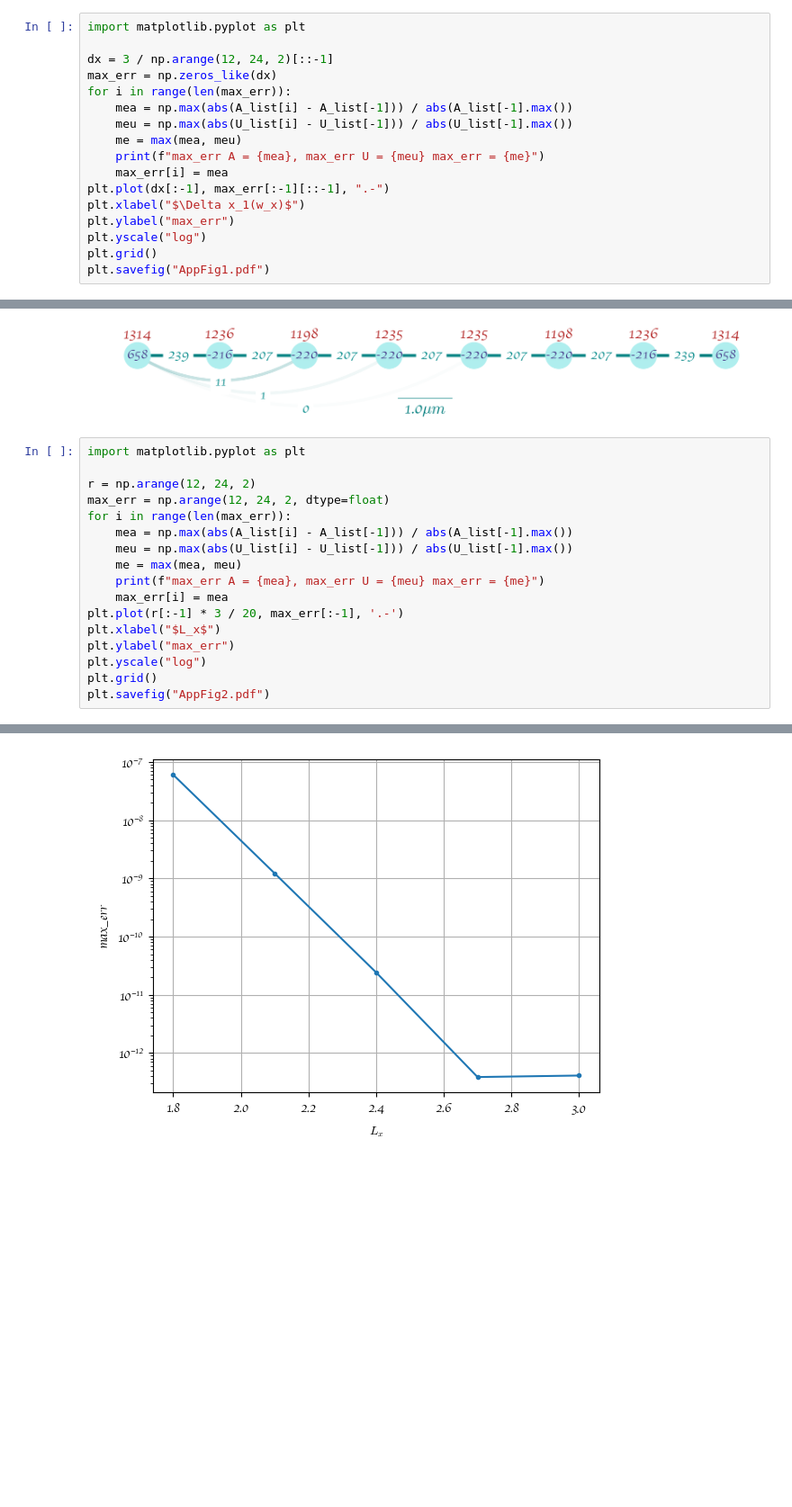
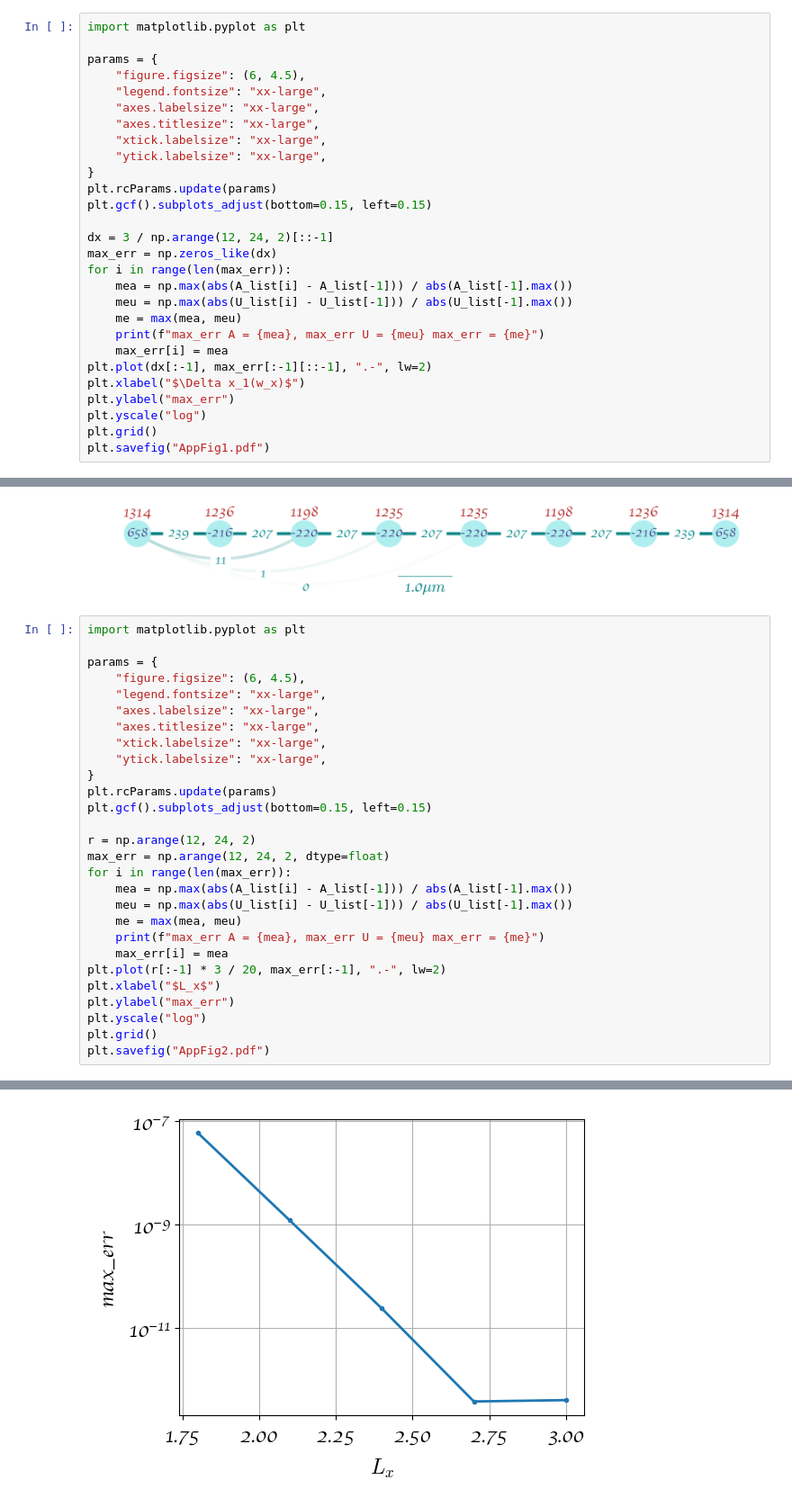
Before and after one commit to htwei17/HubbardTweezer, a Jupyter notebook: HubbardTweezer/analysis/Hubbard_DVR_cvg.ipynb, the cells around one changed output, grey strips where cells are left out. Shown at 90% size. Cells and saved outputs as stored; diff of their text form; blank space fills up the shorter version.

Commit message:
update figure plot notebooks

```diff
--- a/HubbardTweezer/analysis/Hubbard_DVR_cvg.ipynb
+++ b/HubbardTweezer/analysis/Hubbard_DVR_cvg.ipynb
@@ -87,6 +87,17 @@ U_err = 0.0003577132989129009
 [figure]
 # %%
 import matplotlib.pyplot as plt
+
+params = {
+    "figure.figsize": (6, 4.5),
+    "legend.fontsize": "xx-large",
+    "axes.labelsize": "xx-large",
+    "axes.titlesize": "xx-large",
+    "xtick.labelsize": "xx-large",
+    "ytick.labelsize": "xx-large",
+}
+plt.rcParams.update(params)
+plt.gcf().subplots_adjust(bottom=0.15, left=0.15)
 
 dx = 3 / np.arange(12, 24, 2)[::-1]
 max_err = np.zeros_like(dx)
@@ -96,7 +107,7 @@ for i in range(len(max_err)):
     me = max(mea, meu)
     print(f"max_err A = {mea}, max_err U = {meu} max_err = {me}")
     max_err[i] = mea
-plt.plot(dx[:-1], max_err[:-1][::-1], ".-")
+plt.plot(dx[:-1], max_err[:-1][::-1], ".-", lw=2)
 plt.xlabel("$\Delta x_1(w_x)$")
 plt.ylabel("max_err")
 plt.yscale("log")
@@ -180,26 +191,37 @@ U_err = 0.0011453125276954387
 [figure]
 # %%
 import matplotlib.pyplot as plt
+
+params = {
+    "figure.figsize": (6, 4.5),
+    "legend.fontsize": "xx-large",
+    "axes.labelsize": "xx-large",
+    "axes.titlesize": "xx-large",
+    "xtick.labelsize": "xx-large",
+    "ytick.labelsize": "xx-large",
+}
+plt.rcParams.update(params)
+plt.gcf().subplots_adjust(bottom=0.15, left=0.15)
 
 r = np.arange(12, 24, 2)
 max_err = np.arange(12, 24, 2, dtype=float)
 for i in range(len(max_err)):
     mea = np.max(abs(A_list[i] - A_list[-1])) / abs(A_list[-1].max())
     meu = np.max(abs(U_list[i] - U_list[-1])) / abs(U_list[-1].max())
     me = max(mea, meu)
     print(f"max_err A = {mea}, max_err U = {meu} max_err = {me}")
     max_err[i] = mea
-plt.plot(r[:-1] * 3 / 20, max_err[:-1], '.-')
+plt.plot(r[:-1] * 3 / 20, max_err[:-1], ".-", lw=2)
 plt.xlabel("$L_x$")
 plt.ylabel("max_err")
 plt.yscale("log")
 plt.grid()
 plt.savefig("AppFig2.pdf")
 # %% [output]
 max_err A = 6.041274458750033e-08, max_err U = 0.017209502411957907 max_err = 0.017209502411957907
 max_err A = 1.2217319929303136e-09, max_err U = 0.024188259063103987 max_err = 0.024188259063103987
 max_err A = 2.4297554588383056e-11, max_err U = 0.026166919271700364 max_err = 0.026166919271700364
 max_err A = 3.87002919234653e-13, max_err U = 0.02395645612697833 max_err = 0.02395645612697833
 max_err A = 4.106966344181831e-13, max_err U = 0.02632758176757165 max_err = 0.02632758176757165
 max_err A = 0.0, max_err U = 0.0 max_err = 0.0
-[figure, old version]
+[figure, new version]
```
Also changed, not shown: parts of 1 cell of this notebook, 4 other files.
